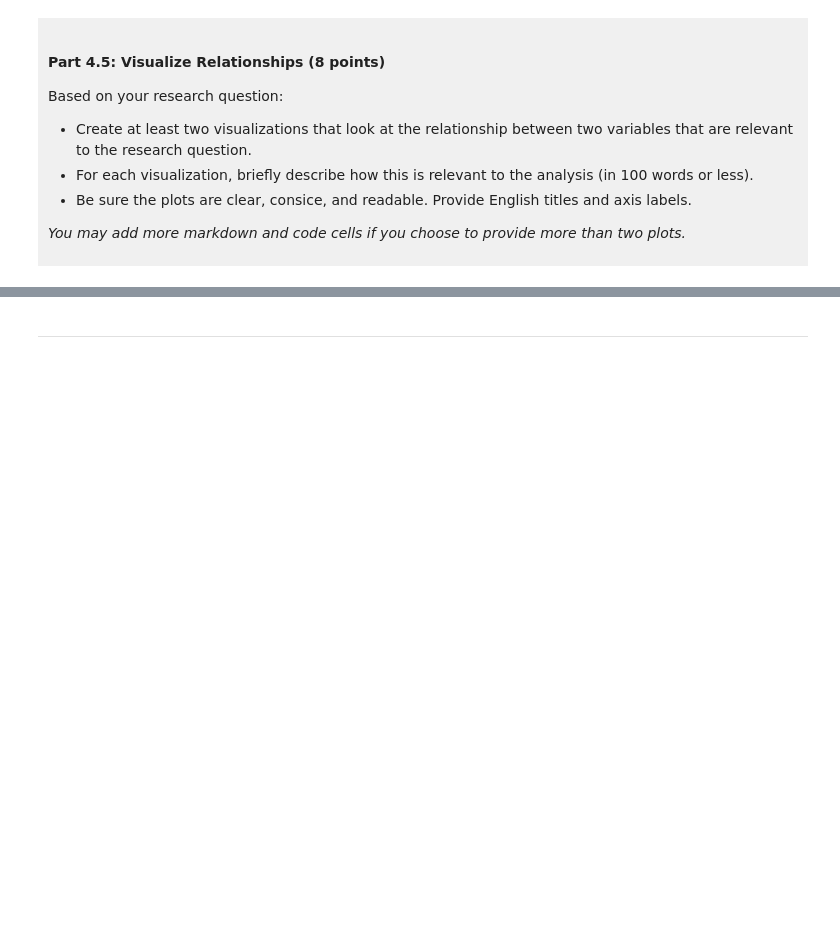
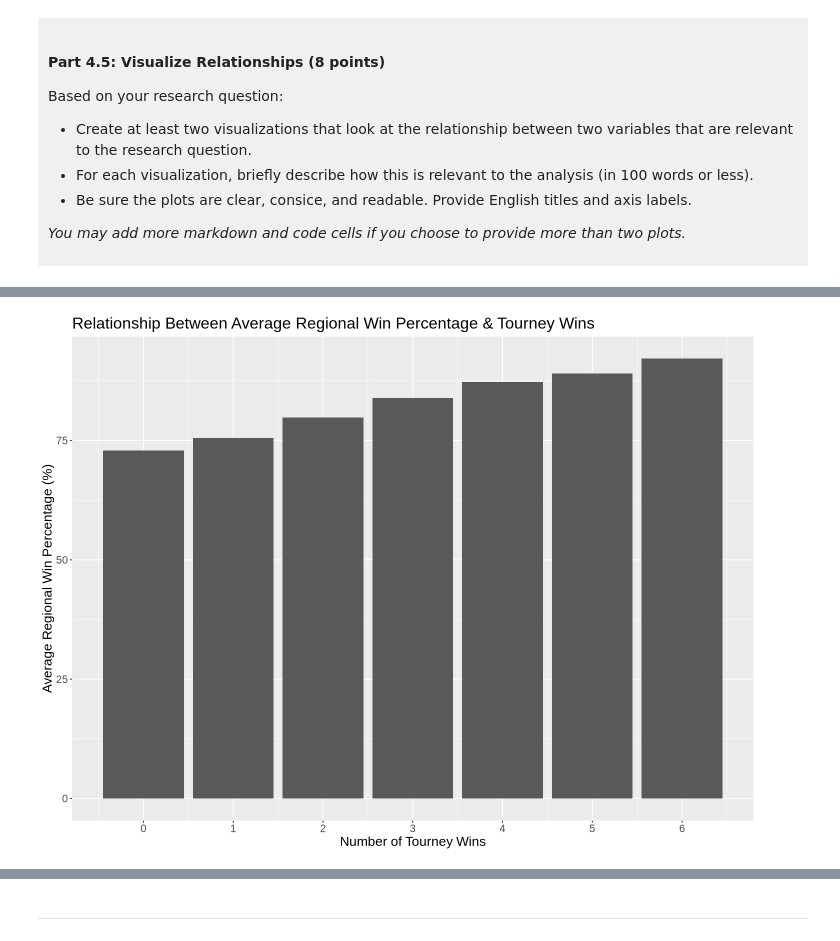
Before and after one commit to m-zha/DSCI-100-PROJECT-MAX-ZHA, a Jupyter notebook: dsci-100-project-notebook.ipynb, the cells around one changed output, grey strips where cells are left out. Cells and saved outputs as stored; diff of their text form; code cells hidden in the pictures; blank space fills up the shorter version.

```diff
--- a/dsci-100-project-notebook.ipynb
+++ b/dsci-100-project-notebook.ipynb
@@ -329,3 +400,19 @@ Visualization 1: %%% EDIT THIS MARKDOWN CELL%%%
 # %%
-### EDIT THIS CODE CELL FOR VISUALIZATION 1###
+options(repr.plot.width=12, repr.plot.height=9)
+
+WMM_plot1<-WMM_data_tidy|>
+    group_by(tourney_wins)|>
+    summarize(mean_reg_wins_pct=mean(reg_wins_pct,na.rm=TRUE))|>
+    ggplot(aes(x=tourney_wins,y=mean_reg_wins_pct))+
+    ggtitle("Relationship Between Average Regional Win Percentage & Tourney Wins")+
+    geom_bar(stat="identity")+
+    scale_x_continuous(breaks=0:7)+
+    labs(
+        x="Number of Tourney Wins",
+        y="Average Regional Win Percentage (%)",
+        )+
+    theme(text=element_text(size=16))
+WMM_plot1
+# %% [output]
+[figure, added]
 # %% [markdown]
```
Also changed, not shown: parts of 11 cells of this notebook.
